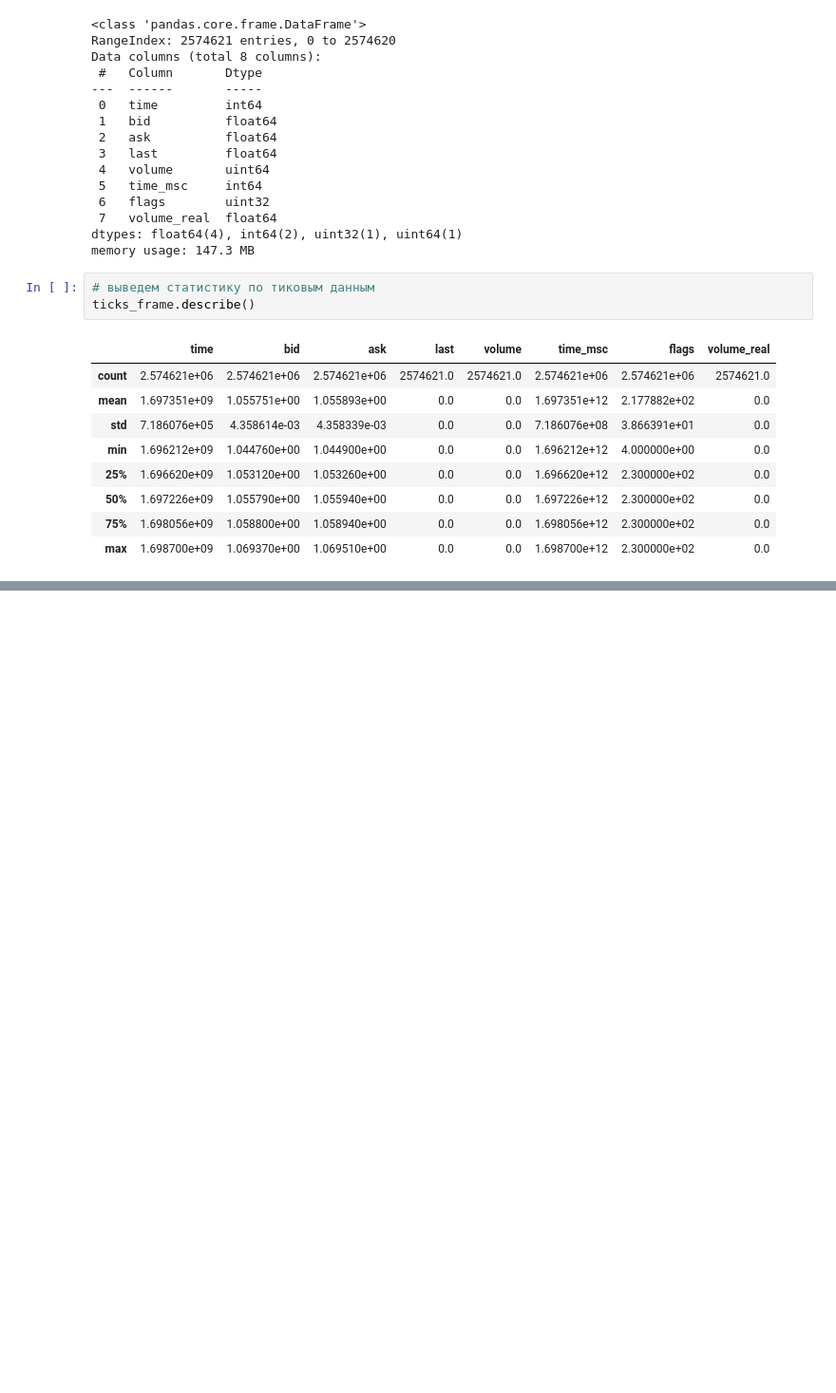
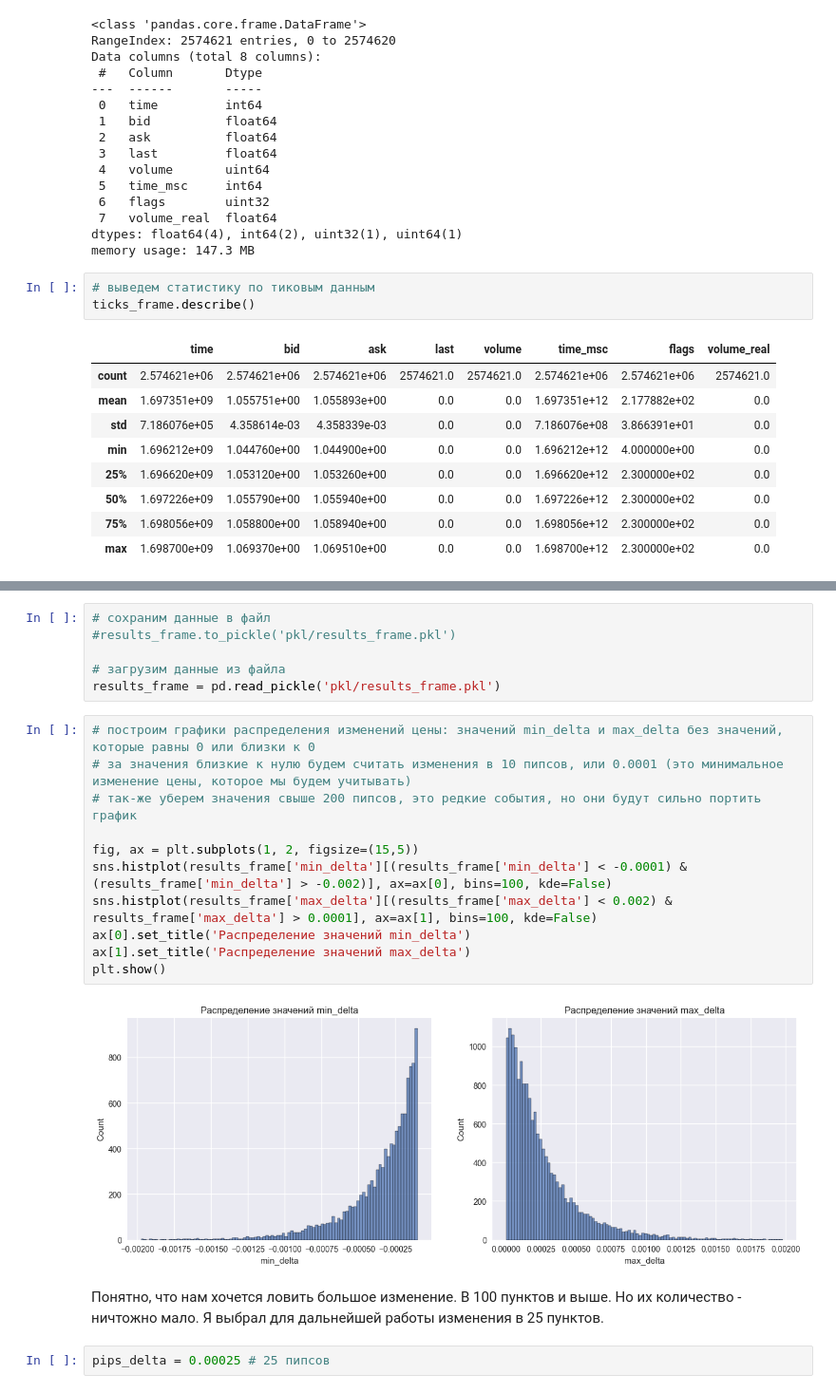
Before and after one commit to trigubov/DW_data_science_ls1, a Jupyter notebook: Skillfactory/DIPLOM/Дипломная_работа_Тригубов.ipynb, the cells around one changed output, grey strips where cells are left out. Shown at 95% size. Saved outputs shown, nothing was run; the diff lists cells and outputs as text; blank space fills up the shorter version.

```diff
--- a/Skillfactory/DIPLOM/Дипломная_работа_Тригубов.ipynb
+++ b/Skillfactory/DIPLOM/Дипломная_работа_Тригубов.ipynb
@@ -158,0 +334,23 @@ ticks_frame.describe()
+# %%
+# сохраним данные в файл
+#results_frame.to_pickle('pkl/results_frame.pkl')
+
+# загрузим данные из файла
+results_frame = pd.read_pickle('pkl/results_frame.pkl')
+# %%
+# построим графики распределения изменений цены: значений min_delta и max_delta без значений, которые равны 0 или близки к 0
+# за значения близкие к нулю будем считать изменения в 10 пипсов, или 0.0001 (это минимальное изменение цены, которое мы будем учитывать)
+# так-же уберем значения свыше 200 пипсов, это редкие события, но они будут сильно портить график
+
+fig, ax = plt.subplots(1, 2, figsize=(15,5))
+sns.histplot(results_frame['min_delta'][(results_frame['min_delta'] < -0.0001) & (results_frame['min_delta'] > -0.002)], ax=ax[0], bins=100, kde=False)
+sns.histplot(results_frame['max_delta'][(results_frame['max_delta'] < 0.002) & results_frame['max_delta'] > 0.0001], ax=ax[1], bins=100, kde=False)
+ax[0].set_title('Распределение значений min_delta')
+ax[1].set_title('Распределение значений max_delta')
+plt.show()
+# %% [output]
+[figure, added]
+# %% [markdown]
+Понятно, что нам хочется ловить большое изменение. В 100 пунктов и выше. Но их количество - ничтожно мало. Я выбрал для дальнейшей работы изменения в 25 пунктов.
+# %%
+pips_delta = 0.00025 # 25 пипсов
```
Also changed, not shown: parts of 25 cells of this notebook, 3 other files.
